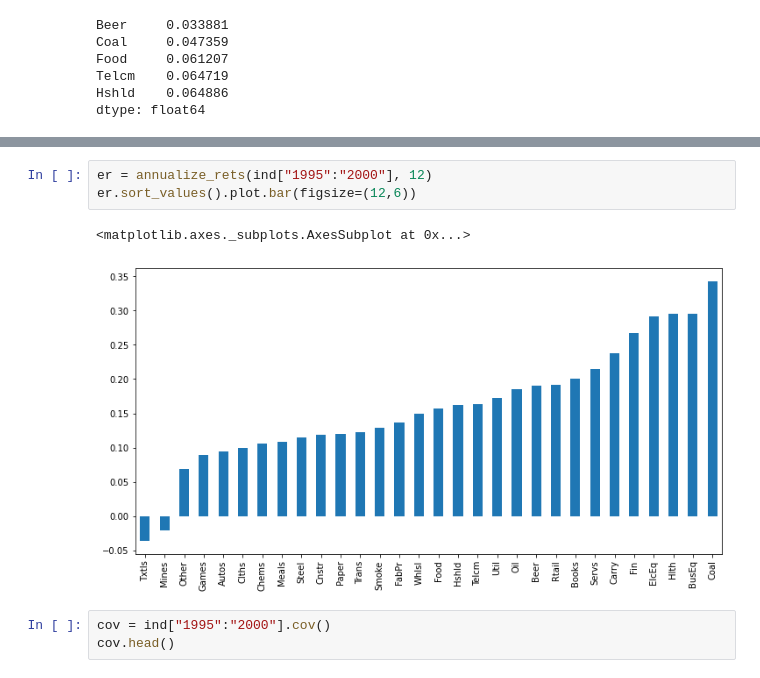
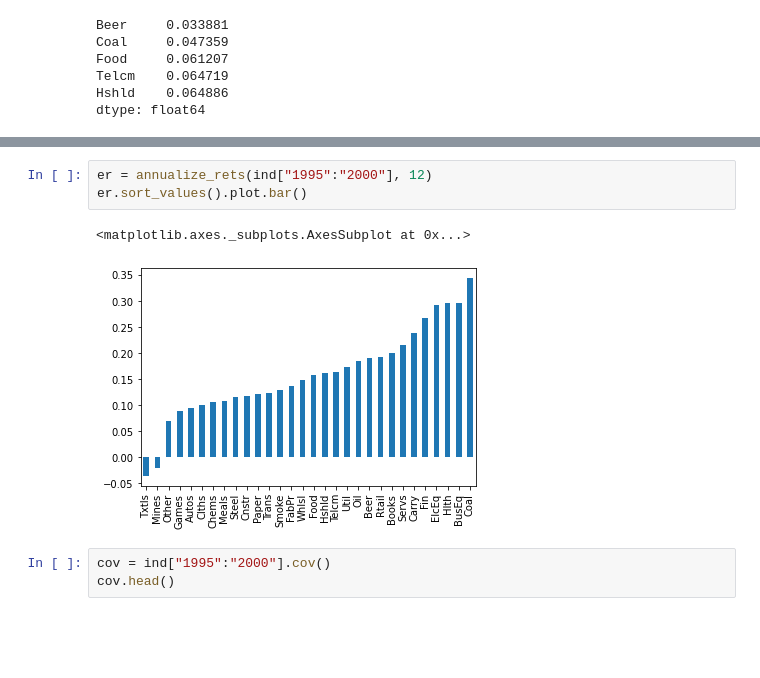
Before and after one commit to anjosma/introduction_portfolio_construction, a Jupyter notebook: notebook.ipynb, the cells around one changed output, grey strips where cells are left out. Cells and saved outputs as stored; diff of their text form; blank space fills up the shorter version.

```diff
--- a/notebook.ipynb
+++ b/notebook.ipynb
@@ -910,9 +910,9 @@ sharpe_ratio(ind["2000":"2018"], 0.03, 12).sort_values().plot.bar(figsize=(12,6)
 # %%
 er = annualize_rets(ind["1995":"2000"], 12)
-er.sort_values().plot.bar(figsize=(12,6))
+er.sort_values().plot.bar()
 # %% [output]
 <matplotlib.axes._subplots.AxesSubplot at 0x...>
-[figure, old version]
+[figure, new version]
 # %%
 cov = ind["1995":"2000"].cov()
 cov.head()
```
Also changed, not shown: parts of 22 cells of this notebook, 3 other files.
